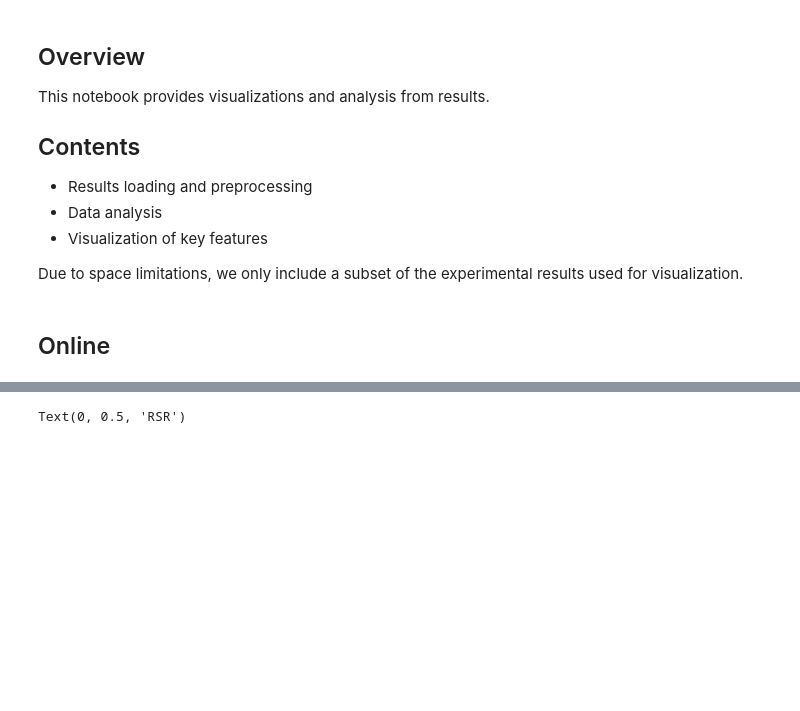
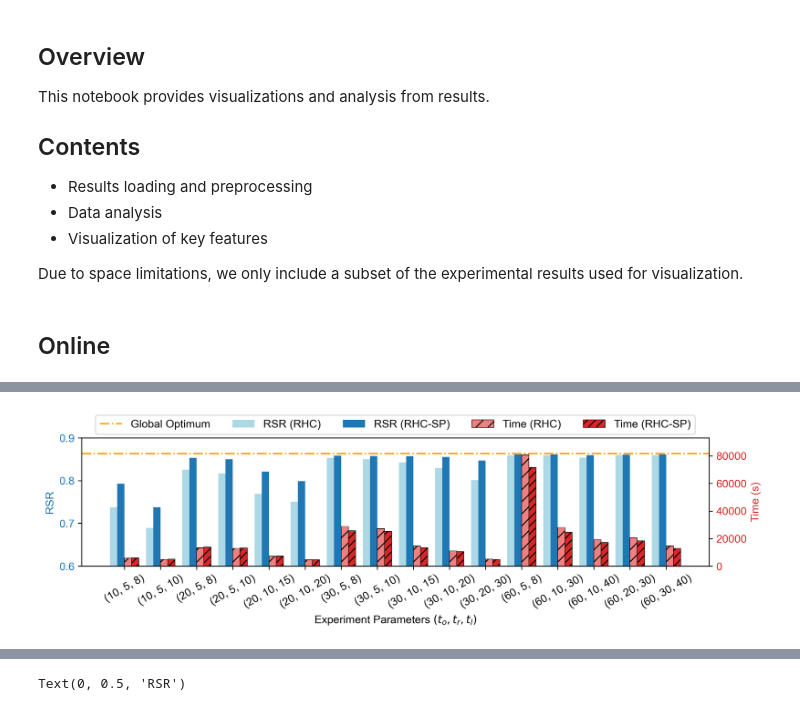
Before and after one commit to TIVV424/SPMoD, a Jupyter notebook: visualize/visualize_fig4_and_fig5.ipynb, the cells around one changed output, grey strips where cells are left out. Cells and saved outputs as stored; diff of their text form; code cells hidden in the pictures; blank space fills up the shorter version.

```diff
--- a/visualize/visualize_fig4and5.ipynb
+++ b/visualize/visualize_fig4_and_fig5.ipynb
@@ -65,0 +70,90 @@ df_online
+# %%
+import matplotlib.pyplot as plt
+import numpy as np
+
+df = df_online.copy()
+# 1. Create a label column for the x-axis (to, tr, tl)
+df['params'] = df.apply(lambda row: f"({row['$t_o$']}, {row['$t_r$']}, {row['$t_l$']})", axis=1)
+df.sort_values(by=['$t_o$', '$t_r$', '$t_l$'], inplace=True)
+
+# 2. Get unique groups for the X-axis
+groups = df['params'].unique()
+n_groups = len(groups)
+indices = np.arange(n_groups)
+width = 0.2  # Width of individual bars
+
+# 3. Setup Plot
+fig, ax1 = plt.subplots(figsize=(10, 3), dpi=300, constrained_layout=True)
+ax2 = ax1.twinx()  # Create right Y-axis sharing the same X-axis
+
+# Colors
+c_rsr_net = 'tab:blue'
+c_rsr_RHC  = 'lightblue'
+c_time_net = 'tab:red'
+c_time_RHC = 'lightcoral'
+
+
+# # RSR: Greens
+# c_rsr_net= 'forestgreen'
+# c_rsr_RHC  = 'lightgreen' # or 'palegreen'
+
+# # Time: Purples
+# c_time_net = 'rebeccapurple' # or 'indigo'
+# c_time_RHC = 'plum'          # or 'thistle'
+
+# 4. Plotting Loop
+for i, group in enumerate(groups):
+    # Filter data for current group
+    sub_df = df[df['params'] == group]
+
+    # Extract values for the two algorithms
+    # Using .iloc[0] to get the scalar value safely
+    rsr_RHC_val = sub_df.loc[sub_df['Algorithm'] == 'RHC', 'RSR'].iloc[0]
+    rsr_net_val    = sub_df.loc[sub_df['Algorithm'] == 'RHC-SP', 'RSR'].iloc[0]
+
+    time_RHC_val = sub_df.loc[sub_df['Algorithm'] == 'RHC', 'time'].iloc[0]
+    time_net_val    = sub_df.loc[sub_df['Algorithm'] == 'RHC-SP', 'time'].iloc[0]
+
+    # --- Plot RSR (Left Axis) ---
+    # Offset: -1.5w and -0.5w
+    ax1.bar(indices[i] - 1.5*width, rsr_RHC_val, width, color=c_rsr_RHC,
+            label='RSR (RHC)' if i == 0 else "")
+    ax1.bar(indices[i] - 0.5*width, rsr_net_val, width, color=c_rsr_net,
+            label='RSR (RHC-SP)' if i == 0 else "")
+
+    # --- Plot Time (Right Axis) ---
+    # Offset: +0.5w and +1.5w
+    ax2.bar(indices[i] + 0.5*width, time_RHC_val, width, color=c_time_RHC,
+            hatch='//', edgecolor='black', linewidth=0.5,
+            label='Time (RHC)' if i == 0 else "")
+
+    # RHC-SP: Polka dots ('..') or Crosshatch ('xx')
+    ax2.bar(indices[i] + 1.5*width, time_net_val, width, color=c_time_net,
+            hatch='///', edgecolor='black', linewidth=0.5,
+            label='Time (RHC-SP)' if i == 0 else "")
+
+# 5. Formatting
+ax1.set_xlabel('Experiment Parameters $(t_o, t_r, t_l)$')
+ax1.set_ylabel('RSR', color='tab:blue')
+ax2.set_ylabel('Time (s)', color='tab:red')
+ax1.tick_params(axis='y', labelcolor='tab:blue')
+ax2.tick_params(axis='y', labelcolor='tab:red')
+
+ax1.set_xticks(indices)
+ax1.set_xticklabels(groups, rotation=30)
+
+ax1.set_ylim(0.6, 0.9)
+ax2.set_ylim(0, df['time'].max() * 1.15)
+
+best_rate = 10209/11825
+ax1.axhline(y=best_rate, color="orange", linestyle="-.", label="Global Optimum", zorder=0)
+
+
+# Combine legends
+h1, l1 = ax1.get_legend_handles_labels()
+h2, l2 = ax2.get_legend_handles_labels()
+ax1.legend(h1+h2, l1+l2, loc='upper center', bbox_to_anchor=(0.5, 1.22), ncol=5)
+
+plt.savefig("figure4_v1.png", dpi=300, bbox_inches='tight')
+# %% [output]
+[figure, added]
```
Also changed, not shown: parts of 4 cells of this notebook, 1 other file.
